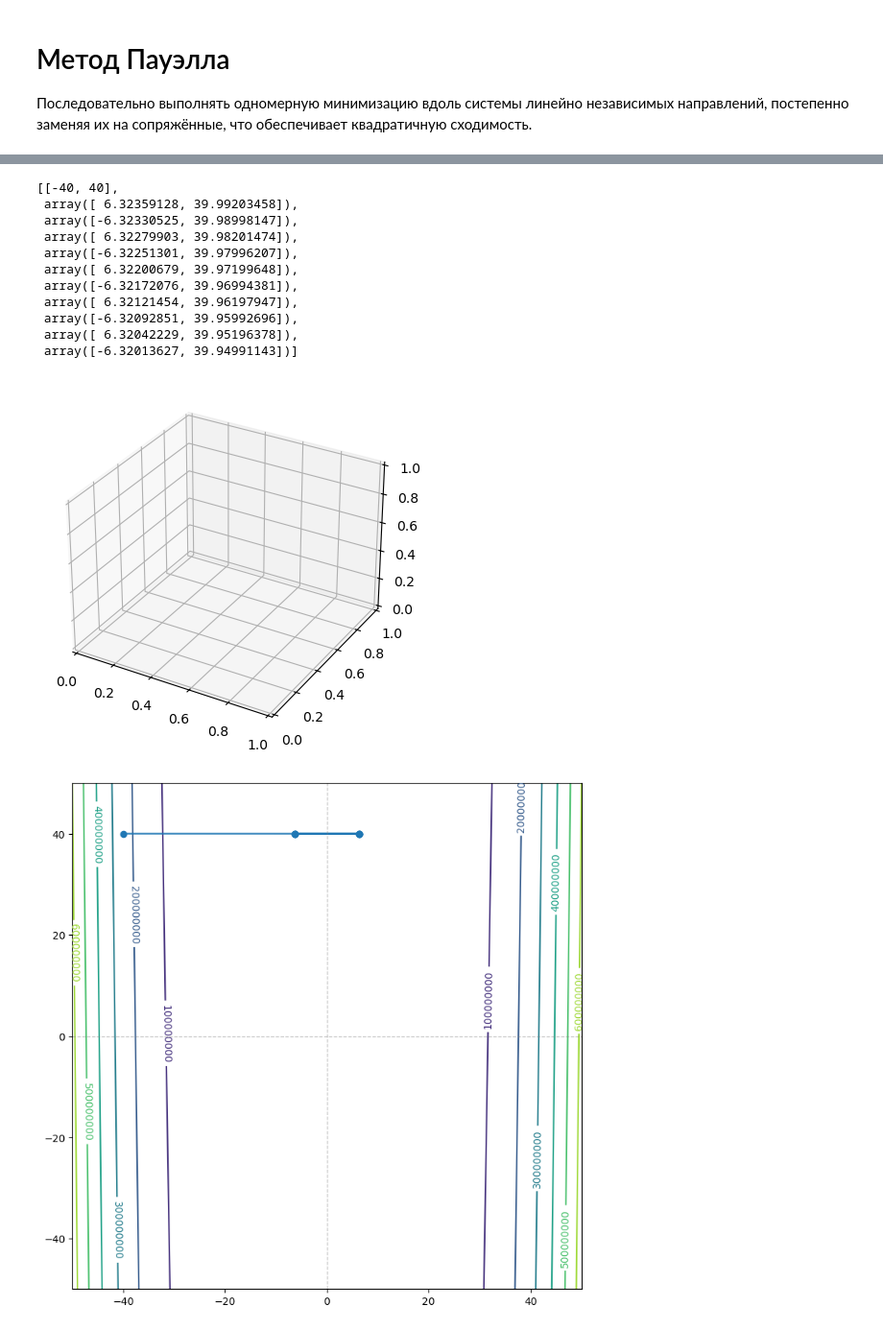
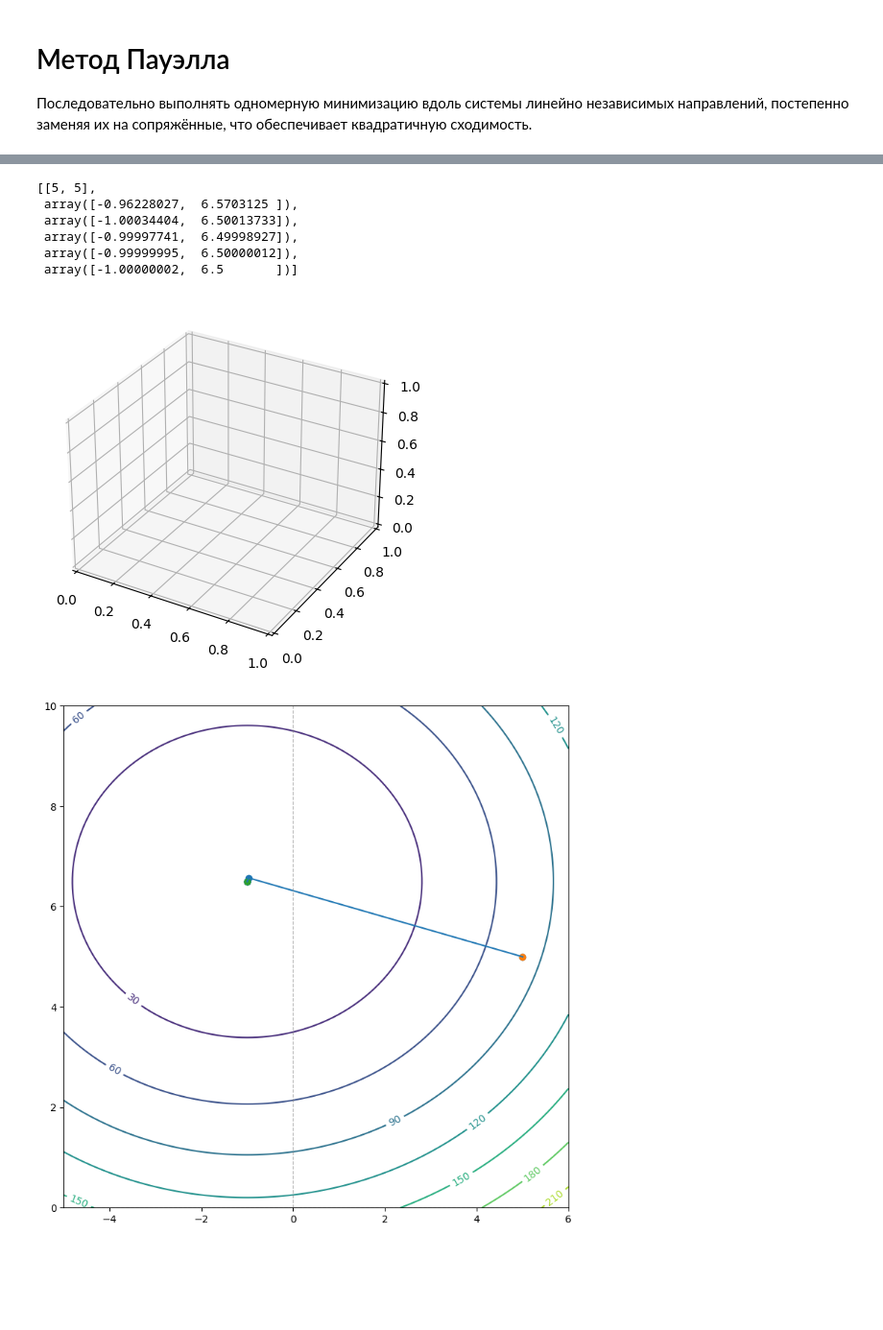
Before and after one commit to GordStep/Python-Mathematical-modeling-methods, a Jupyter notebook: source/minimum.ipynb, the cells around one changed output, grey strips where cells are left out. Shown at 96% size. Drawn from its saved outputs; the diff is of its cells as text; code cells hidden in the pictures; blank space fills up the shorter version.

```diff
--- a/source/minimum.ipynb
+++ b/source/minimum.ipynb
@@ -336,21 +384,12 @@ def proj(b, a):
 # %%
-# Реализация Алгоритма Грама-Шмидта (см. SLAU.ipynb)
-def algGramSchmidt(a):
-    vectors = [np.array(v, dtype=float) for v in a]
-    orthogonal = []
+def gram_schmidt_rosenbrock(A):
+    n = len(A)
+    Q = np.zeros_like(A)
 
-    for i in range(len(vectors)):
-        u = vectors[i].copy()
+    for i in range(n):
+        q = A[i].copy()
+        for j in range(i):
+            q = q - np.dot(A[i], Q[j]) / np.dot(Q[j], Q[j]) * Q[j]
+        Q[i] = q
 
-        for w in orthogonal:
-            # Проекция v на w
-            proj = np.dot(vectors[i], w) / np.dot(w, w) * w
-            u = u - proj
-
-        if np.linalg.norm(u) > 1e-10:
-            u = u / np.linalg.norm(u)
-            orthogonal.append(u)
-        else:
-            orthogonal.append(vectors[i].copy())
-
-    return orthogonal
+    return Q
@@ -479,7 +551,7 @@ def powell(x0, iters=10, eps=1e-6):
     p = np.eye(2)  # начальные направления
 
     for iteration in range(iters):
-        print(dots)
+        print(dots[-1])
         x_start = x.copy()
 
         # Шаг 1: поиск вдоль всех направлений
@@ -510,7 +582,7 @@ def powell(x0, iters=10, eps=1e-6):
     return x, f(x), iteration, dots
 
 
-x0 = [-40, 40]
+x0 = [5,5]
 
 
 x_min, f_min, it, dots = powell(x0)
@@ -523,8 +595,13 @@ figu = fig.add_subplot(111, projection='3d')
 
 plt.figure(figsize=(9, 9))
 
-# plt.contour(x, y, z)
 
+x = np.linspace(-5, 6, 100)
+y = np.linspace(-0, 10, 100)
+x, y = np.meshgrid(x,y)
+
+
+z = 2 * x**2 + 4 * x + 3 * y**2 - 39 * y + 129.75
 cs = plt.contour(x, y, z)
 plt.clabel(cs)
 
@@ -534,8 +611,11 @@ y_ = [dot[1] for dot in dots]
 plt.plot(x_, y_)
 plt.scatter(x_, y_)
 
-plt.plot([0, 0], [Y_MIN_BOUND, Y_MAX_BOUND], color='gray', linestyle='--', linewidth=0.9, alpha=0.5)
-plt.plot([X_MIN_BOUND, X_MAX_BOUND], [0, 0], color='gray', linestyle='--', linewidth=0.9, alpha=0.5)
+plt.scatter(x0[0], x0[1])
+plt.scatter(x_min[0], x_min[1])
+
+plt.plot([0, 0], [0, 10], color='gray', linestyle='--', linewidth=0.9, alpha=0.5)
+plt.plot([-5, 5], [0, 0], color='gray', linestyle='--', linewidth=0.9, alpha=0.5)
 
 dots
 # %% [output]
@@ -555,13 +630,8 @@ dots
-[[-40, 40],
- array([ 6.32359128, 39.99203458]),
- array([-6.32330525, 39.98998147]),
- array([ 6.32279903, 39.98201474]),
- array([-6.32251301, 39.97996207]),
- array([ 6.32200679, 39.97199648]),
- array([-6.32172076, 39.96994381]),
- array([ 6.32121454, 39.96197947]),
- array([-6.32092851, 39.95992696]),
- array([ 6.32042229, 39.95196378]),
- array([-6.32013627, 39.94991143])]
+[[5, 5],
+ array([-0.96228027,  6.5703125 ]),
+ array([-1.00034404,  6.50013733]),
+ array([-0.99997741,  6.49998927]),
+ array([-0.99999995,  6.50000012]),
+ array([-1.00000002,  6.5       ])]
 [figure]
-[figure, old version]
+[figure, new version]
```
Also changed, not shown: parts of 24 cells of this notebook, 1 other file.
